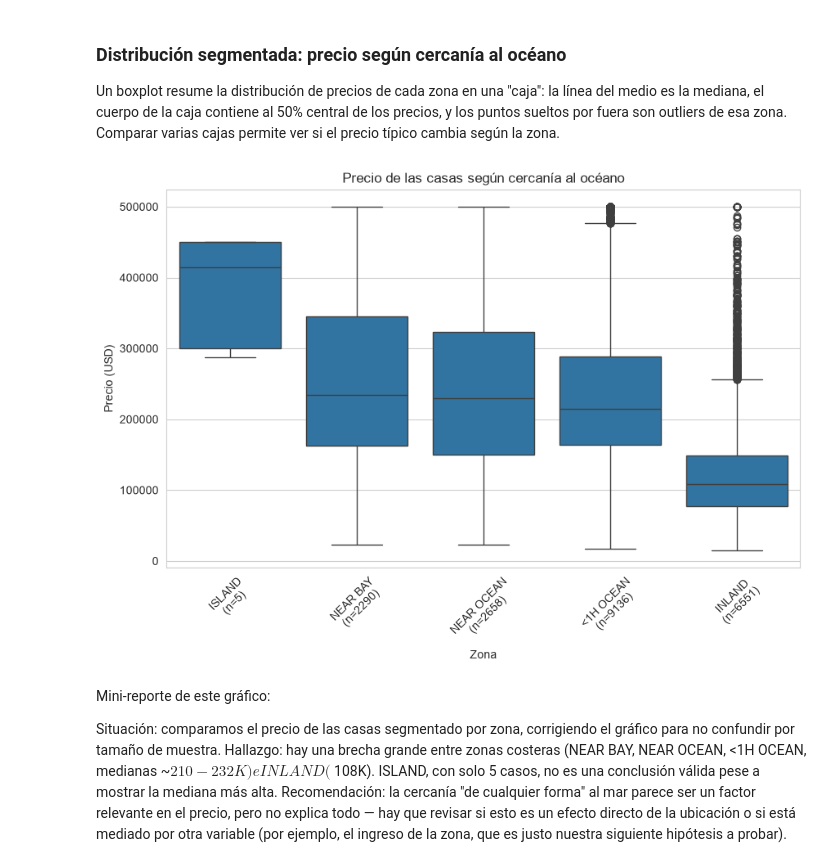
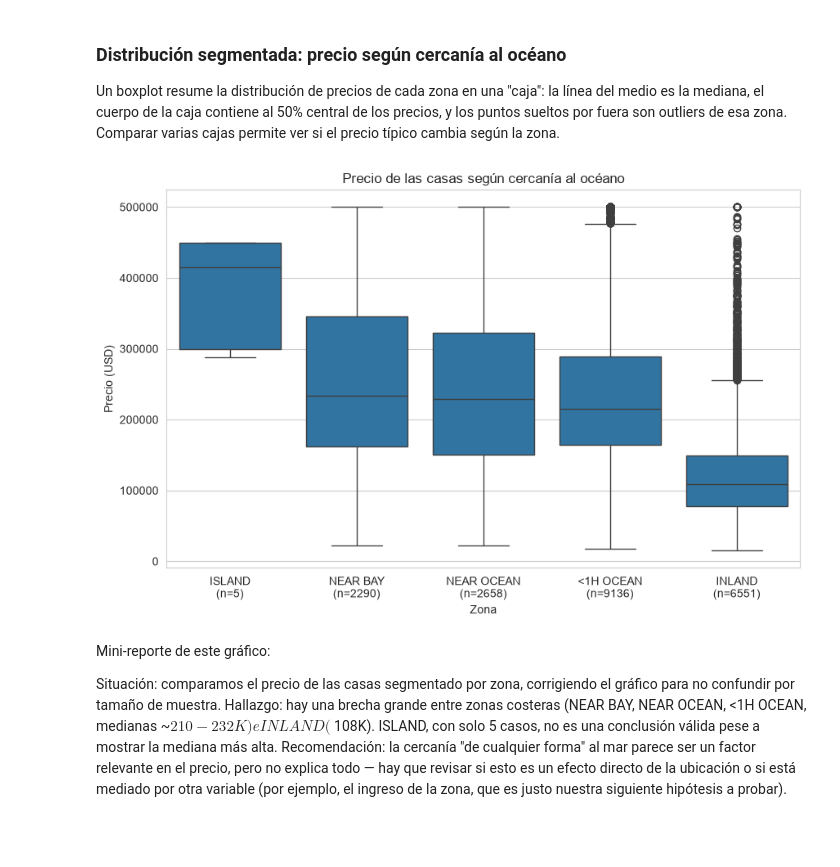
Before and after one commit to juan84123/The-hatch---ch-1, a Jupyter notebook: the_hatch- note1-final.ipynb, the cells around one changed output. Saved outputs shown, nothing was run; the diff lists cells and outputs as text; code cells hidden in the pictures; blank space fills up the shorter version.

```diff
--- a/the_hatch- note1-final.ipynb
+++ b/the_hatch- note1-final.ipynb
@@ -289,16 +289,16 @@ el precio típico cambia según la zona.
 # %%
 conteo = df['ocean_proximity'].value_counts()
 orden = df.groupby('ocean_proximity')['median_house_value'].median().sort_values(ascending=False).index
 etiquetas = [f"{cat}\n(n={conteo[cat]})" for cat in orden]
 
 sns.boxplot(x='ocean_proximity', y='median_house_value', data=df, order=orden)
 plt.title('Precio de las casas según cercanía al océano')
 plt.xlabel('Zona')
 plt.ylabel('Precio (USD)')
-plt.xticks(ticks=range(len(etiquetas)), labels=etiquetas, rotation=45)
+plt.xticks(ticks=range(len(etiquetas)), labels=etiquetas)
 plt.show()
 # %% [output]
-[figure, old version]
+[figure, new version]
 # %% [markdown]
 Mini-reporte de este gráfico:
 
```
Also changed, not shown: parts of 5 cells of this notebook.
